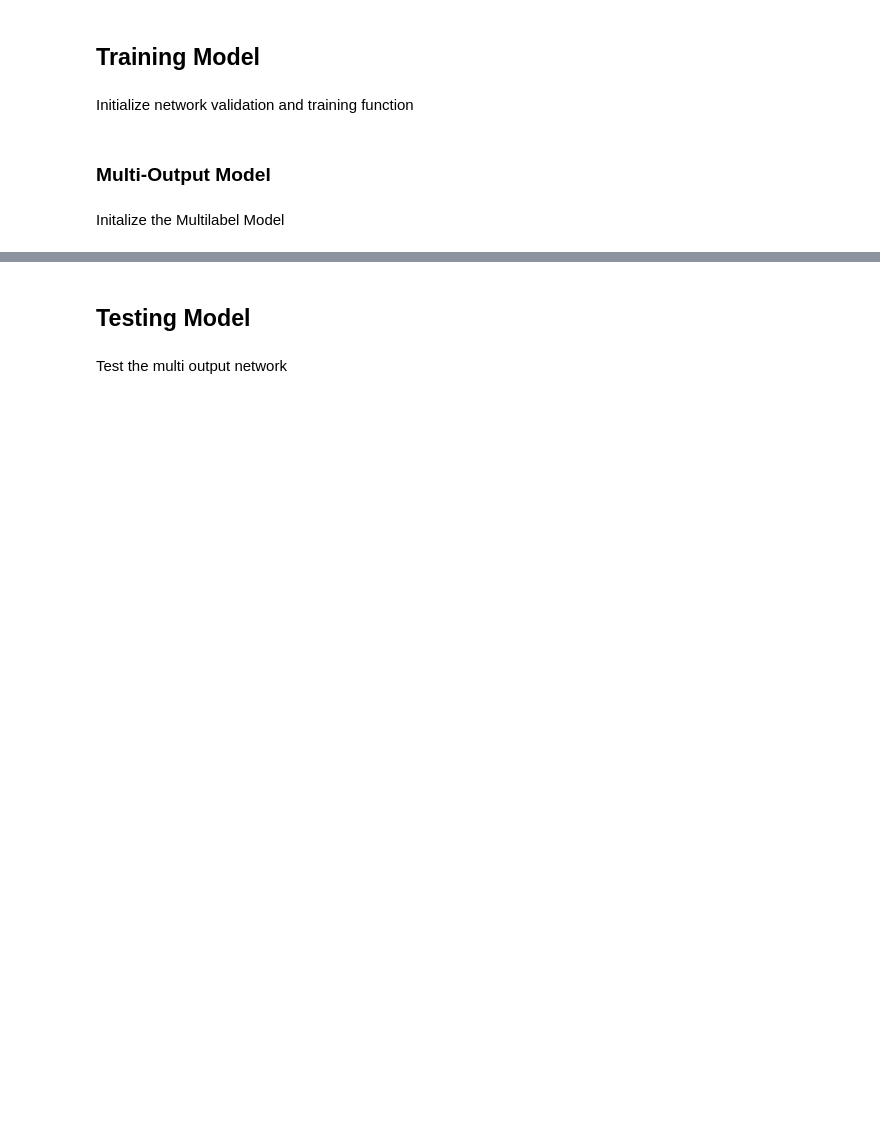
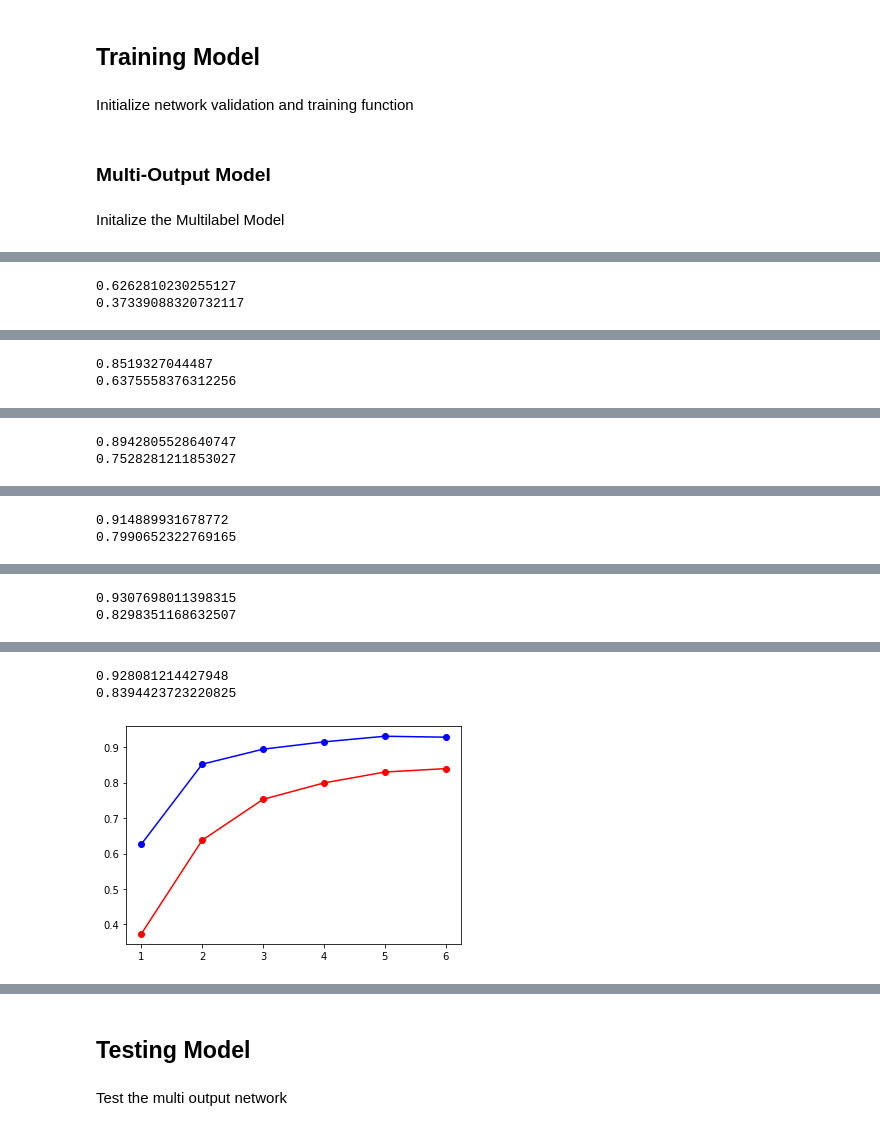
Before and after one commit to shubymao/comp551-p3, a Jupyter notebook: Project_3_Notebook.ipynb, the cells around one changed output, grey strips where cells are left out. Drawn from its saved outputs; the diff is of its cells as text; code cells hidden in the pictures; blank space fills up the shorter version.

```diff
--- a/Project_3_Notebook.ipynb
+++ b/Project_3_Notebook.ipynb
@@ -341,10 +343,10 @@ class MultiNet(nn.Module):
             num_features *= s
         return num_features
 # %%
-def train_model(dataloader):
+def train_model(dataloader, epoch):
   multi_net = MultiNet()
   multi_net_criterion = nn.CrossEntropyLoss()
-  lr, epoch = 0.001, 7
+  lr = 0.001
   def ml_criterion(output, labels):
     o1, o2 = output
     l1, l2 = labels[:,0], labels[:,1]
@@ -356,6 +358,8 @@ def train_model(dataloader):
   plt.plot(range(1, epoch+1), digit_accuracies, 'bo-')
   plt.plot(range(1, epoch+1), letter_accuracies, 'ro-')
   return multi_net
-multi_net = train_model(multi_training_dataloader)
+multi_net = train_model(multi_training_dataloader, 6)
+# save to download if it crashes
 from os.path import exists
 torch.save(multi_net.state_dict(), 'checkpoint.pth')
+# %% [output]
@@ -361,0 +367,2 @@ torch.save(multi_net.state_dict(), 'checkpoint.pth')
+0.6262810230255127
+0.37339088320732117
@@ -361,0 +370,2 @@ torch.save(multi_net.state_dict(), 'checkpoint.pth')
+0.8519327044487
+0.6375558376312256
@@ -361,0 +373,2 @@ torch.save(multi_net.state_dict(), 'checkpoint.pth')
+0.8942805528640747
+0.7528281211853027
@@ -361,0 +376,2 @@ torch.save(multi_net.state_dict(), 'checkpoint.pth')
+0.914889931678772
+0.7990652322769165
@@ -361,0 +379,2 @@ torch.save(multi_net.state_dict(), 'checkpoint.pth')
+0.9307698011398315
+0.8298351168632507
@@ -362 +382,4 @@ torch.save(multi_net.state_dict(), 'checkpoint.pth')
+0.928081214427948
+0.8394423723220825
+[figure, added]
 # %%
```
Also changed, not shown: parts of 11 cells of this notebook.
